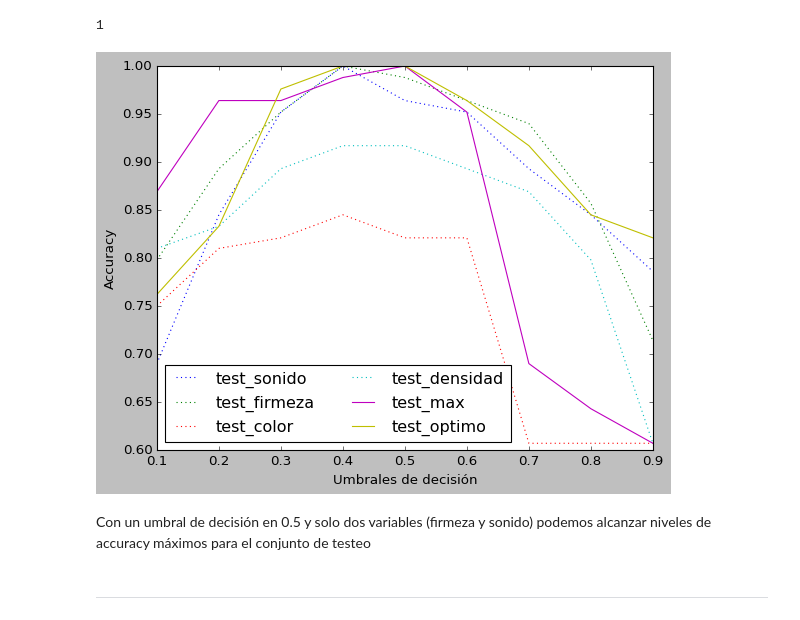
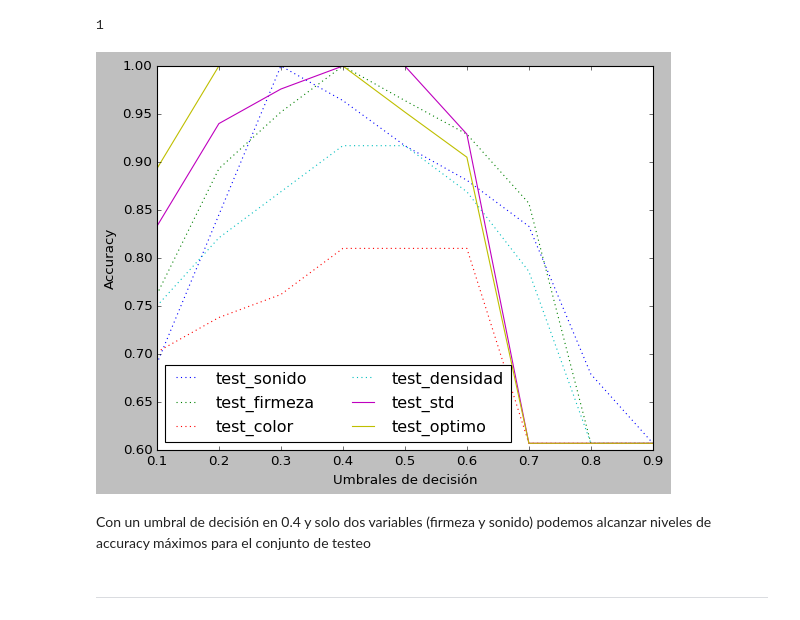
Before and after one commit to masouto94/RedNeuronalMatematicaIII, a Jupyter notebook: avocadoPerceptron.ipynb, the cells around one changed output. Cells and saved outputs as stored; diff of their text form; code cells hidden in the pictures.

```diff
--- a/avocadoPerceptron.ipynb
+++ b/avocadoPerceptron.ipynb
@@ -593,8 +631,8 @@ predicciones_test_color = umbral_optimo(color_test, trainsets.get("max").get("Y_
 # %% [markdown]
 ### Densidad
 # %%
-densidad = trainsets.get("max").get("X_train")[["density"]] # X_train
-densidad_test = trainsets.get("max").get("X_test")[["density"]] # X_test
+densidad = trainsets.get("std").get("X_train")[["density"]] # X_train
+densidad_test = trainsets.get("std").get("X_test")[["density"]] # X_test
 
 perceptron_densidad = AvocadoPerceptron(1, 6, 1)
 perceptron_densidad.predecir(densidad.sample(1).values)
@@ -607,7 +645,7 @@ for i in range (100_000):
     perceptron_densidad.entrenar(inp.values,pred)
 # %%
 #Iteramos para ver el mejor umbral para predecir el valor
-predicciones_train_densidad= umbral_optimo(densidad, trainsets.get("max").get("Y_train"), perceptron_densidad)
-predicciones_test_densidad = umbral_optimo(densidad_test, trainsets.get("max").get("Y_test"), perceptron_densidad)
+predicciones_train_densidad= umbral_optimo(densidad, trainsets.get("std").get("Y_train"), perceptron_densidad)
+predicciones_test_densidad = umbral_optimo(densidad_test, trainsets.get("std").get("Y_test"), perceptron_densidad)
 # %%
 comparaciones = {
@@ -625,8 +663,8 @@ graficar_comparacion(comparaciones,"Umbrales de decisión", "Accuracy")
 # %% [markdown]
 ### Optimizacion del modelo
 # %%
-optimo = trainsets.get("max").get("X_train")[["sound_db","firmness"]] # X_train
-optimo_test = trainsets.get("max").get("X_test")[["sound_db","firmness"]] # X_test
+optimo = trainsets.get("std").get("X_train")[["sound_db","firmness"]] # X_train
+optimo_test = trainsets.get("std").get("X_test")[["sound_db","firmness"]] # X_test
 
 perceptron_optimo = AvocadoPerceptron(2, 6, 1)
 perceptron_optimo.predecir(optimo.sample(1).values)
@@ -639,34 +677,34 @@ for i in range (100_000):
     perceptron_optimo.entrenar(inp.values,pred)
 # %%
 #Iteramos para ver el mejor umbral para predecir el valor
-predicciones_train_optimo= umbral_optimo(optimo, trainsets.get("max").get("Y_train"), perceptron_optimo)
-predicciones_test_optimo = umbral_optimo(optimo_test, trainsets.get("max").get("Y_test"), perceptron_optimo)
+predicciones_train_optimo= umbral_optimo(optimo, trainsets.get("std").get("Y_train"), perceptron_optimo)
+predicciones_test_optimo = umbral_optimo(optimo_test, trainsets.get("std").get("Y_test"), perceptron_optimo)
 # %%
 comparaciones = {
     "test_sonido":predicciones_test_sonido,
     "test_firmeza":predicciones_test_firmeza,
     "test_color":predicciones_test_color,
     "test_densidad": predicciones_test_densidad
 }
 comparaciones_optimo = {
-    "test_max":predicciones_test_max,
+    "test_std":predicciones_test_std,
     "test_optimo" : predicciones_test_optimo
 }
 fig, ax = plt.subplots()
 for key, compset in comparaciones.items():
         ax.plot(compset.keys(), compset.values(), linestyle="dotted")
 
 for key, compset in comparaciones_optimo.items():
         ax.plot(compset.keys(), compset.values(), linestyle="solid")
 
 plt.xlabel("Umbrales de decisión")
 plt.ylabel("Accuracy")
 plt.legend(list(comparaciones.keys()) + list(comparaciones_optimo.keys()), loc="lower left", ncols=2)
 plt.show()
 # %% [output]
-[figure, old version]
+[figure, new version]
 # %% [markdown]
-Con un umbral de decisión en  0.5 y solo dos variables (firmeza y sonido) podemos alcanzar niveles de accuracy máximos para el conjunto de testeo
+Con un umbral de decisión en  0.4 y solo dos variables (firmeza y sonido) podemos alcanzar niveles de accuracy máximos para el conjunto de testeo
 # %% [markdown]
 ---
 # %% [markdown]
```
Also changed, not shown: parts of 29 cells of this notebook.
